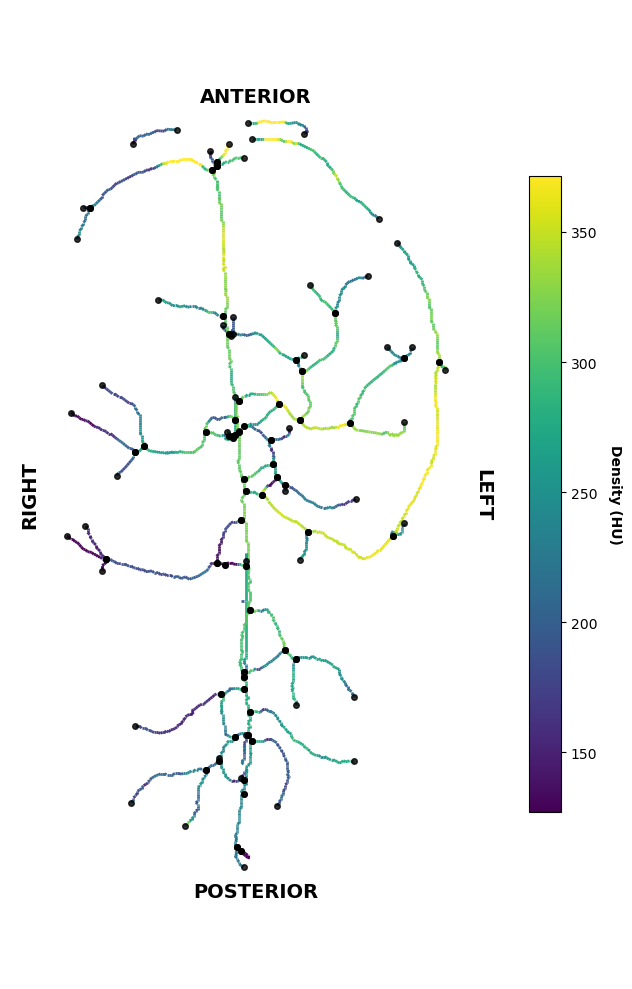
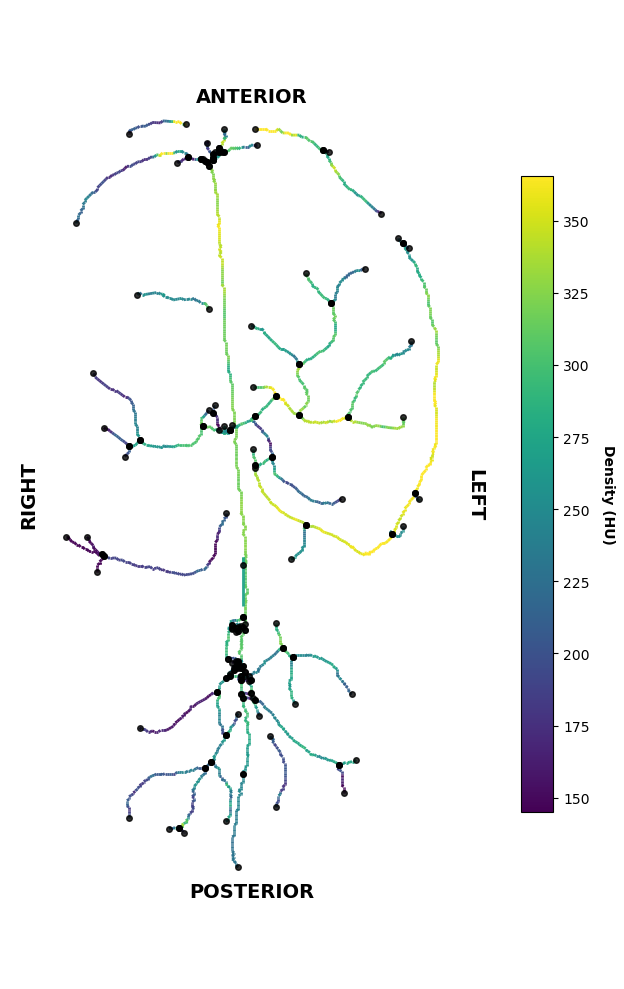
Unified diff of the notebook cell whose output changed from the first chart to the second:
--- before
+++ after
@@ -9,10 +9,11 @@
 # 1. LOAD DATA & MASKS
 ct_data = nib.load("../cases/cta/sub-stroke_0002_ct.nii.gz").get_fdata()
-img_seg = nib.load("../cases/segments_unified/sub-stroke_0002_seg.nii.gz")
+img_seg = nib.load("../cases/segments/sub-stroke_0002_seg.nii.gz")
 seg_data, zooms = img_seg.get_fdata(), np.array(img_seg.header.get_zooms()[:3], dtype=float)
 
-mask = remove_small_objects(seg_data > 0, min_size=80, connectivity=3)
+target_labels = [5, 10, 11]
+mask = remove_small_objects(np.isin(seg_data, target_labels), min_size=80, connectivity=3)
 radius_map_mm = distance_transform_edt(mask, sampling=zooms)
-centre_mm = np.median(np.argwhere(seg_data == 6), axis=0) * zooms
+centre_mm = np.median(np.argwhere(seg_data == 5), axis=0) * zooms
 ske = Skeleton(skeletonize(mask))
 
@@ -96,6 +97,6 @@
 
 if nodes:
-    nodes = np.array(nodes)
-    ax.scatter(nodes[:, 0], nodes[:, 1], color="black", s=16, zorder=2, alpha=0.8)
+    nodes = np.unique(np.array(nodes), axis=0)
+    ax.scatter(nodes[:, 0], nodes[:, 1], color="black", s=8, zorder=2, alpha=0.8)
 
 txt_style = {'transform': ax.transAxes, 'fontweight': 'bold', 'color': 'black', 'fontsize': 14}
@@ -105,5 +106,5 @@
 ax.text(0.98, 0.5, "LEFT", rotation=-90, va="center", ha="right", **txt_style)
 
-ax.invert_yaxis()
+#ax.invert_yaxis()
 plt.tight_layout()
 plt.show()

Commit: Aadapted to new segmentations. Also generates a CSV with tortuosity-related stats.